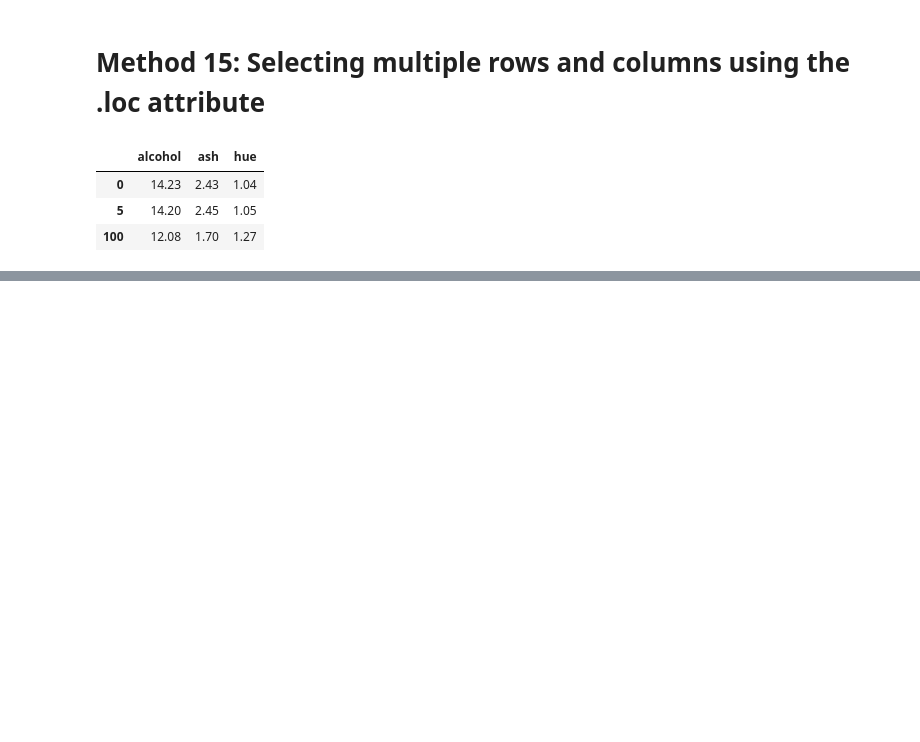
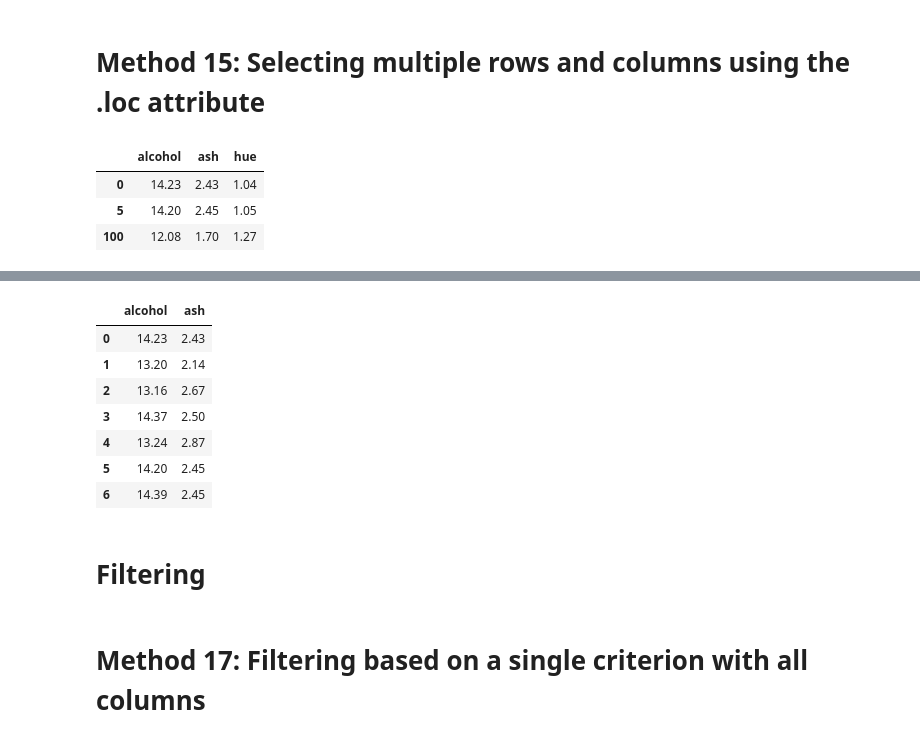
Before and after one commit to moesteelo/Subsetting-a-Pandas-DataFrame, a Jupyter notebook: Subsetting-Pandas-DataFrame.ipynb, the cells around one changed output, grey strips where cells are left out. Drawn from its saved outputs; the diff is of its cells as text; code cells hidden in the pictures; blank space fills up the shorter version.

```diff
--- a/Subsetting-Pandas-DataFrame.ipynb
+++ b/Subsetting-Pandas-DataFrame.ipynb
@@ -321,0 +337,16 @@ df.loc[[0, 5, 100], ['alcohol', 'ash', 'hue']]
+# %%
+# OR
+df.loc[0:6, ['alcohol', 'ash']]
+# %% [output]
+|  | alcohol | ash |
+| 0 | 14.23 | 2.43 |
+| 1 | 13.20 | 2.14 |
+| 2 | 13.16 | 2.67 |
+| 3 | 14.37 | 2.50 |
+| 4 | 13.24 | 2.87 |
+| 5 | 14.20 | 2.45 |
+| 6 | 14.39 | 2.45 |
+# %% [markdown]
+# Filtering
+# %% [markdown]
+# Method 17: Filtering based on a single criterion with all columns
```
Also changed, not shown: parts of 4 cells of this notebook.
